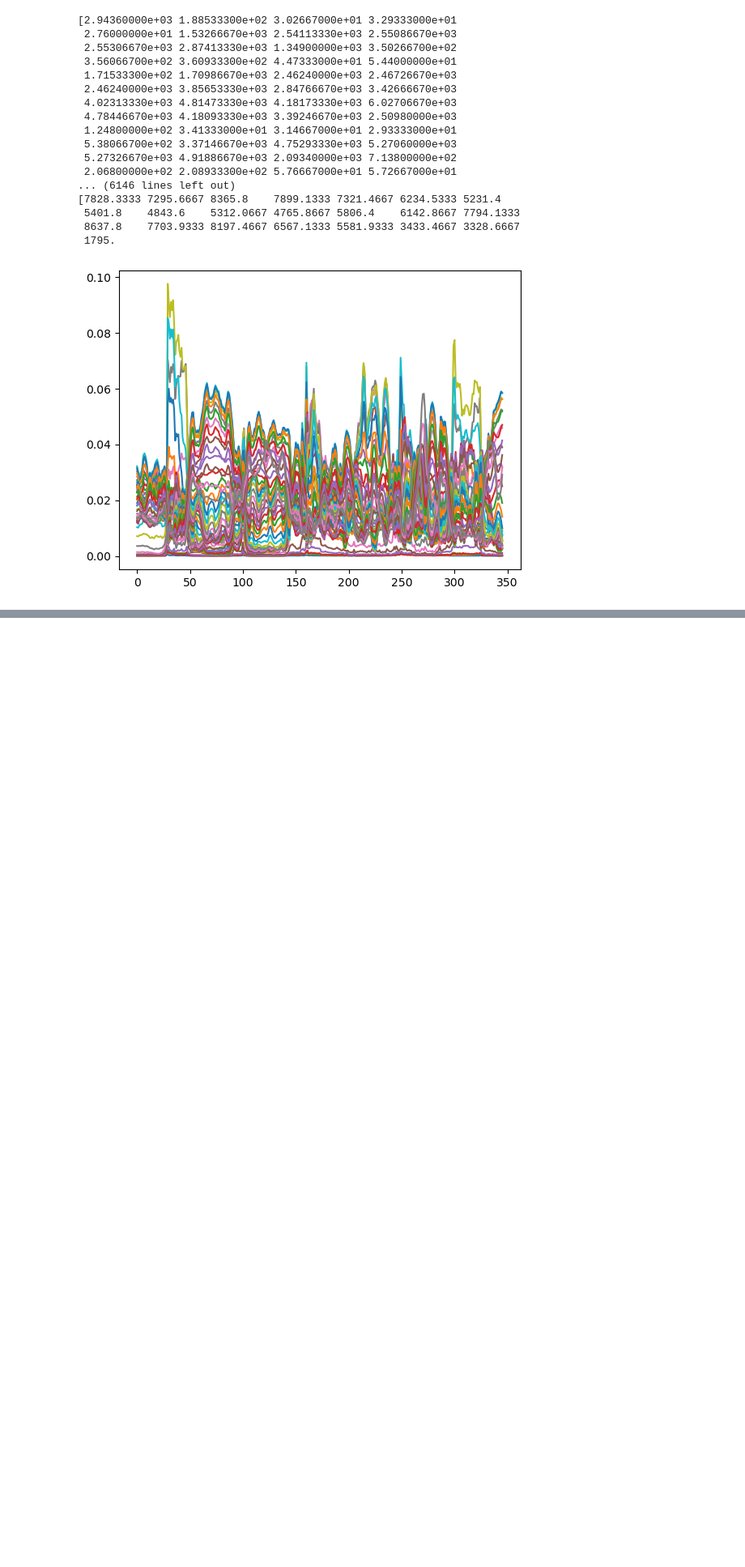
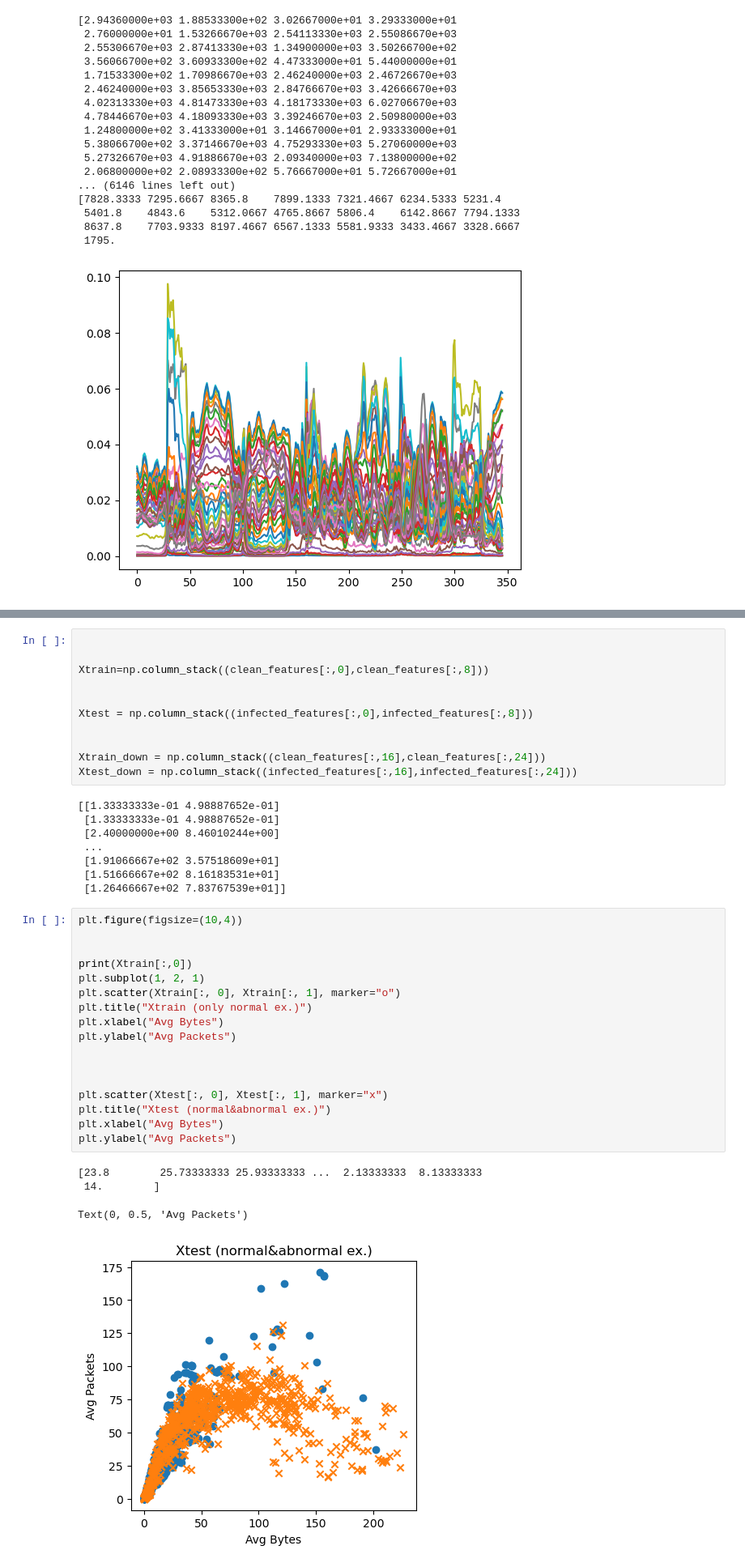
Before and after one commit to Pengrey/AAS, a Jupyter notebook: Work/proj/AAS_Project.ipynb, the cells around one changed output, grey strips where cells are left out. Shown at 81% size. Drawn from its saved outputs; the diff is of its cells as text; blank space fills up the shorter version.

```diff
--- a/Work/proj/AAS_Project.ipynb
+++ b/Work/proj/AAS_Project.ipynb
@@ -792,0 +820,41 @@ mu, sigma2 = estimateGaussian(Xtrain)
+# %%
+
+
+Xtrain=np.column_stack((clean_features[:,0],clean_features[:,8]))
+
+
+Xtest = np.column_stack((infected_features[:,0],infected_features[:,8]))
+
+
+Xtrain_down = np.column_stack((clean_features[:,16],clean_features[:,24]))
+Xtest_down = np.column_stack((infected_features[:,16],infected_features[:,24]))
+# %% [output]
+[[1.33333333e-01 4.98887652e-01]
+ [1.33333333e-01 4.98887652e-01]
+ [2.40000000e+00 8.46010244e+00]
+ ...
+ [1.91066667e+02 3.57518609e+01]
+ [1.51666667e+02 8.16183531e+01]
+ [1.26466667e+02 7.83767539e+01]]
+# %%
+plt.figure(figsize=(10,4))
+
+
+print(Xtrain[:,0])
+plt.subplot(1, 2, 1)
+plt.scatter(Xtrain[:, 0], Xtrain[:, 1], marker="o")
+plt.title("Xtrain (only normal ex.)")
+plt.xlabel("Avg Bytes")
+plt.ylabel("Avg Packets")
+
+
+
+plt.scatter(Xtest[:, 0], Xtest[:, 1], marker="x")
+plt.title("Xtest (normal&abnormal ex.)")
+plt.xlabel("Avg Bytes")
+plt.ylabel("Avg Packets")
+# %% [output]
+[23.8        25.73333333 25.93333333 ...  2.13333333  8.13333333
+ 14.        ]
+Text(0, 0.5, 'Avg Packets')
+[figure, added]
```
Also changed, not shown: parts of 37 cells of this notebook, 5 other files.
